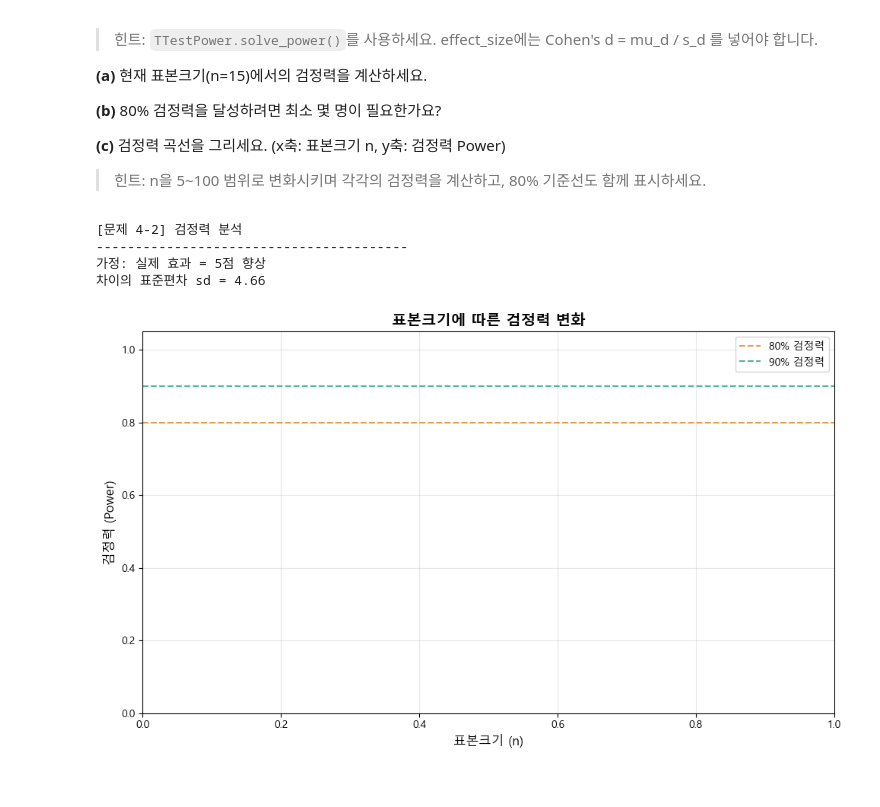
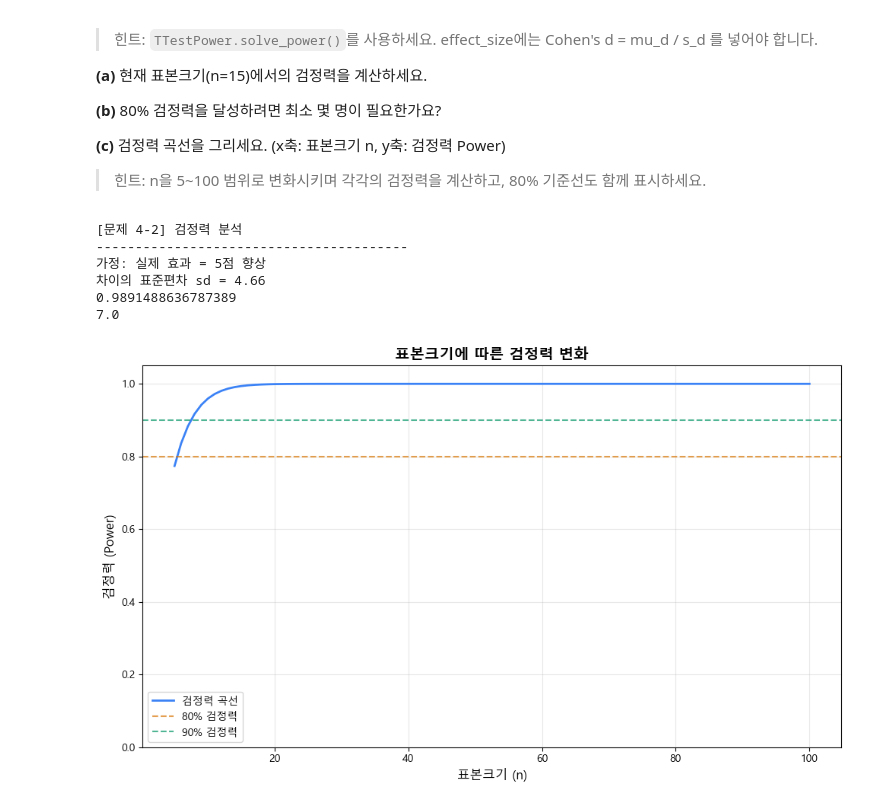
Before and after one commit to sparta-data11-statistics-practice/practice-01-descriptive-statistics-gorhkdwj, a Jupyter notebook: practice_03_assignment.ipynb, the cells around one changed output. Saved outputs shown, nothing was run; the diff lists cells and outputs as text; code cells hidden in the pictures.

```diff
--- a/practice_03_assignment.ipynb
+++ b/practice_03_assignment.ipynb
@@ -760,6 +817,7 @@ p-value(0.02)에 의해 귀무가설을 유의하게 기각한다고 볼 수 있
 > 힌트: n을 5~100 범위로 변화시키며 각각의 검정력을 계산하고, 80% 기준선도 함께 표시하세요.
 # %%
 print("\n[문제 4-2] 검정력 분석")
+from statsmodels.stats.power import TTestPower
 print("-" * 40)
 
 # 가정
@@ -769,35 +827,60 @@ s_d = np.std(differences, ddof=1)  # 차이의 표준편차
 print(f"가정: 실제 효과 = {mu_d}점 향상")
 print(f"차이의 표준편차 sd = {s_d:.2f}")
 
-
 # TODO (a): 현재 검정력 (n=15)
 
+
+power = TTestPower().solve_power(
+    effect_size = mu_d/s_d,
+    nobs=15,
+    alpha=alpha,
+    power=None,
+    alternative='larger'
+)
+print(power)
+
+
 # TODO (b): 80% 검정력에 필요한 표본크기
+n_need = TTestPower().solve_power(
+    effect_size = mu_d/s_d,
+    nobs=None,
+    alpha=alpha,
+    power=0.8,
+    alternative='larger'
+)
+print(np.ceil(n_need))
 # %% [output]
 [문제 4-2] 검정력 분석
 ----------------------------------------
 가정: 실제 효과 = 5점 향상
 차이의 표준편차 sd = 4.66
+0.9891488636787389
+7.0
 # %%
 # TODO (c): 검정력 곡선 시각화
 fig, ax = plt.subplots(figsize=(10, 6))
 
 # TODO: n_range에 대해 검정력을 계산하고 plot 하세요
-# n_range = np.arange(5, 101)
-# powers = []
-# for n in n_range:
-#     ...
+n_range = np.arange(5, 101)
+powers = []
+for n in n_range:
+    se = current_std / np.sqrt(n)
+    z_crit = stats.norm.ppf(1-alpha)
+    x_crit = 0 + z_crit * se
+    power = 1- stats.norm.cdf(x_crit, loc = mu_d, scale = se)
+    powers.append(power)
 
+ax.plot(n_range, powers, color='#3B82F6', linewidth=2, label='검정력 곡선')
 ax.axhline(0.80, color='#D97706', linestyle='--', alpha=0.7, label='80% 검정력')
 ax.axhline(0.90, color='#059669', linestyle='--', alpha=0.7, label='90% 검정력')
 ax.set_xlabel('표본크기 (n)', fontsize=12)
 ax.set_ylabel('검정력 (Power)', fontsize=12)
 ax.set_title('표본크기에 따른 검정력 변화', fontsize=14, fontweight='bold')
 ax.legend(fontsize=10)
 ax.grid(alpha=0.3)
 ax.set_ylim(0, 1.05)
 
 plt.tight_layout()
 plt.show()
 # %% [output]
-[figure, old version]
+[figure, new version]
```
Also changed, not shown: parts of 5 cells of this notebook, 4 other files.
